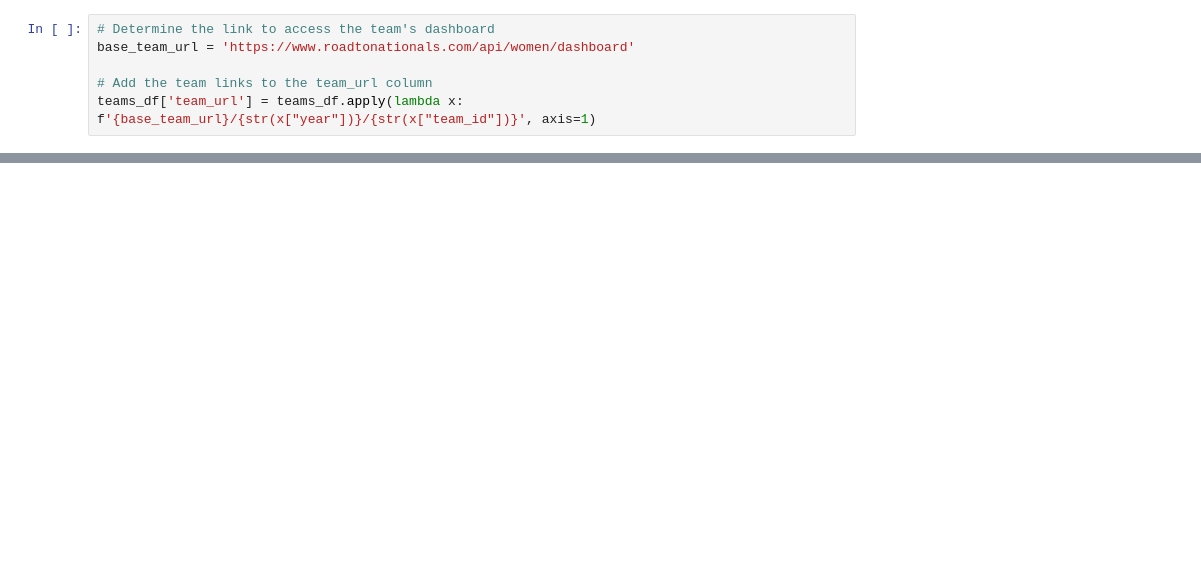
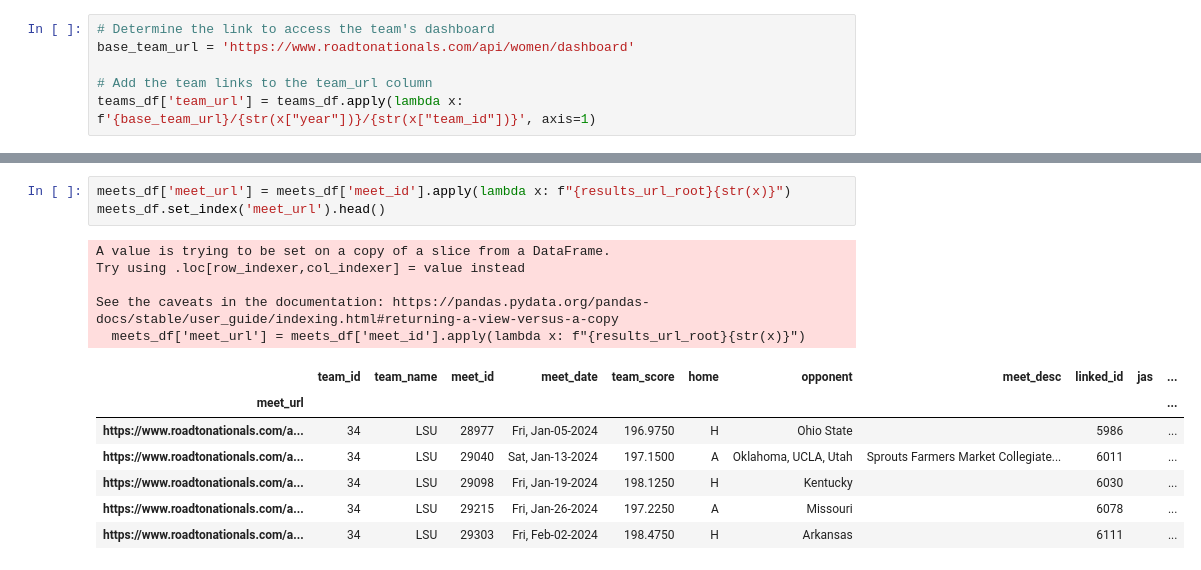
Before and after one commit to LSE-ME204/me204-2024-project-jesatuts2, a Jupyter notebook: Notebooks/NB02-Build-Database.ipynb, the cells around one changed output, grey strips where cells are left out. Cells and saved outputs as stored; diff of their text form; blank space fills up the shorter version.

```diff
--- a/Notebooks/NB02-Build-Database.ipynb
+++ b/Notebooks/NB02-Build-Database.ipynb
@@ -116,0 +124,16 @@ teams_df.head()
+# %%
+meets_df['meet_url'] = meets_df['meet_id'].apply(lambda x: f"{results_url_root}{str(x)}")
+meets_df.set_index('meet_url').head()
+# %% [output]
+A value is trying to be set on a copy of a slice from a DataFrame.
+Try using .loc[row_indexer,col_indexer] = value instead
+
+See the caveats in the documentation: https://pandas.pydata.org/pandas-docs/stable/user_guide/indexing.html#returning-a-view-versus-a-copy
+  meets_df['meet_url'] = meets_df['meet_id'].apply(lambda x: f"{results_url_root}{str(x)}")
+|  | team_id | team_name | meet_id | meet_date | team_score | home | opponent | meet_desc | linked_id | jas | ... |
+| meet_url |  |  |  |  |  |  |  |  |  |  | ... |
+| https://www.roadtonationals.com/a... | 34 | LSU | 28977 | Fri, Jan-05-2024 | 196.9750 | H | Ohio State |  | 5986 |  | ... |
+| https://www.roadtonationals.com/a... | 34 | LSU | 29040 | Sat, Jan-13-2024 | 197.1500 | A | Oklahoma, UCLA, Utah | Sprouts Farmers Market Collegiate... | 6011 |  | ... |
+| https://www.roadtonationals.com/a... | 34 | LSU | 29098 | Fri, Jan-19-2024 | 198.1250 | H | Kentucky |  | 6030 |  | ... |
+| https://www.roadtonationals.com/a... | 34 | LSU | 29215 | Fri, Jan-26-2024 | 197.2250 | A | Missouri |  | 6078 |  | ... |
+| https://www.roadtonationals.com/a... | 34 | LSU | 29303 | Fri, Feb-02-2024 | 198.4750 | H | Arkansas |  | 6111 |  | ... |
```
Also changed, not shown: parts of 16 cells of this notebook.
